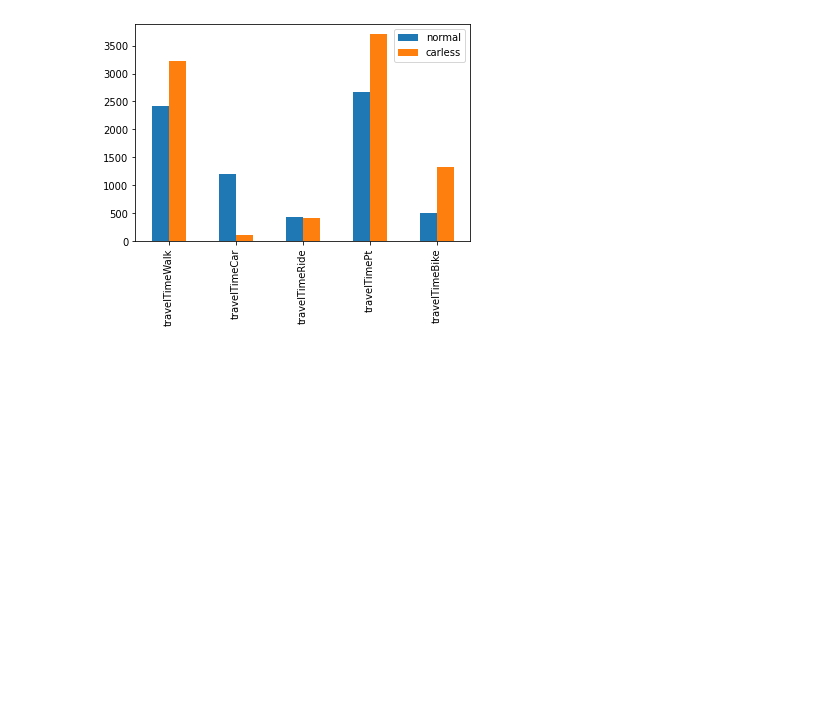
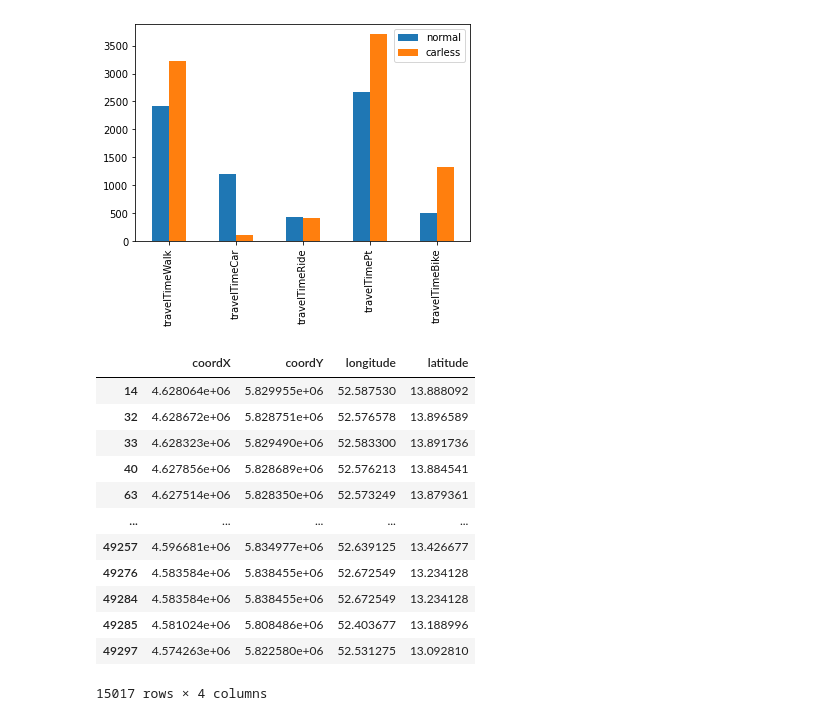
Before and after one commit to Rohrschacht/matsim-berlin, a Jupyter notebook: src/csv-analysis/analysis.ipynb, the cells around one changed output. Drawn from its saved outputs; the diff is of its cells as text; code cells hidden in the pictures; blank space fills up the shorter version.

```diff
--- a/src/csv-analysis/analysis.ipynb
+++ b/src/csv-analysis/analysis.ipynb
@@ -108,3 +112,30 @@ time_spent_combined_for_plot.plot.bar()
 # %% [output]
 <AxesSubplot:>
 [figure]
+# %%
+coordinates_per_person_affected = carless_data[carless_data["isAffected"]][["coordX", "coordY"]]
+
+
+def convertCoords(row):
+    # x2, y2 = pyproj.transform(inProj, outProj, row['coordX'], row['coordY'])
+    x2, y2 = projTransformer.transform(row["coordY"], row["coordX"])
+    return pd.Series({'longitude': x2, 'latitude': y2})
+
+
+coordinates_per_person_affected[["longitude", "latitude"]] = coordinates_per_person_affected.apply(convertCoords,
+                                                                                                   axis=1)
+coordinates_per_person_affected
+# %% [output]
+|  | coordX | coordY | longitude | latitude |
+| 14 | 4.628064e+06 | 5.829955e+06 | 52.587530 | 13.888092 |
+| 32 | 4.628672e+06 | 5.828751e+06 | 52.576578 | 13.896589 |
+| 33 | 4.628323e+06 | 5.829490e+06 | 52.583300 | 13.891736 |
+| 40 | 4.627856e+06 | 5.828689e+06 | 52.576213 | 13.884541 |
+| 63 | 4.627514e+06 | 5.828350e+06 | 52.573249 | 13.879361 |
+| ... | ... | ... | ... | ... |
+| 49257 | 4.596681e+06 | 5.834977e+06 | 52.639125 | 13.426677 |
+| 49276 | 4.583584e+06 | 5.838455e+06 | 52.672549 | 13.234128 |
+| 49284 | 4.583584e+06 | 5.838455e+06 | 52.672549 | 13.234128 |
+| 49285 | 4.581024e+06 | 5.808486e+06 | 52.403677 | 13.188996 |
+| 49297 | 4.574263e+06 | 5.822580e+06 | 52.531275 | 13.092810 |
+15017 rows × 4 columns
```
Also changed, not shown: parts of 5 cells of this notebook, 3 other files.
